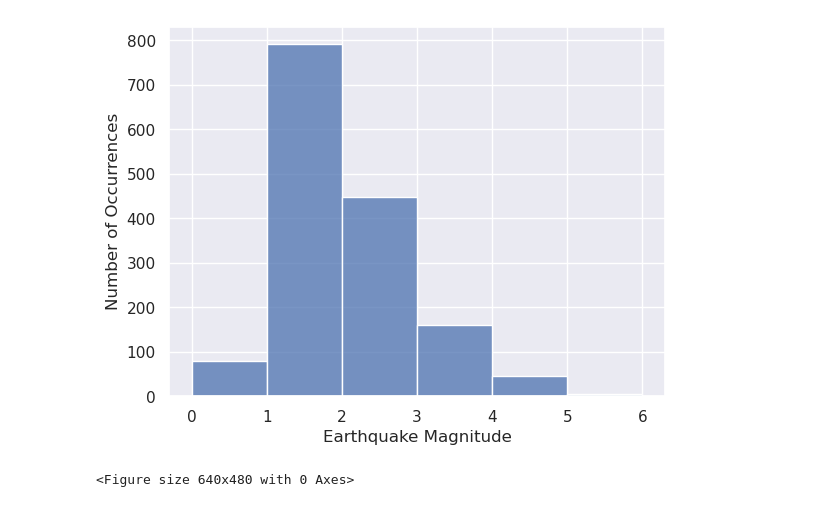
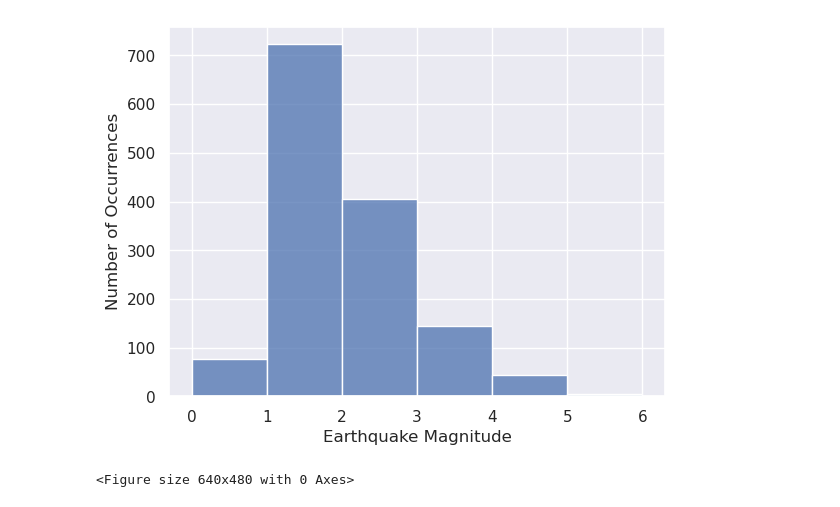
Before and after one commit to srpraman/Earthquake-Event-Identification, a Jupyter notebook: eda.ipynb, the cells around one changed output. Cells and saved outputs as stored; diff of their text form; code cells hidden in the pictures.

```diff
--- a/eda.ipynb
+++ b/eda.ipynb
@@ -5,25 +5,25 @@ import seaborn as sns
 import os
 import matplotlib.pyplot as plt
 # %%
-file_list=os.listdir("../data/waveforms/chunk2_ir_removed")
+file_list=os.listdir("../data/reshaped_images/EQ")
 df=pd.read_csv("../data/csv_files/updated_chunk2.csv")
 def magnitude(file_name,df):
     sl_no = int(file_name.split("_")[-1].split(".")[0])
-    #return sl_no
+    #print(sl_no)
     return df.iloc[sl_no]["source_magnitude"]
 mag = []
 for file in file_list:
     try:
         mag.append((magnitude(file,df)))
     except:
         #print(f"mag not available for {file}")
         pass
 sns.set()
 sns.histplot(data=mag,stat="count", binwidth=1)
 plt.xlabel("Earthquake Magnitude")
 plt.ylabel("Number of Occurrences")
 plt.show()
 plt.savefig("/home/sairaman/Desktop/poster/eq_count.png")
 # %% [output]
-[figure, old version]
+[figure, new version]
 <Figure size 640x480 with 0 Axes>
```
Also changed, not shown: parts of 2 cells of this notebook, 6 other files.
